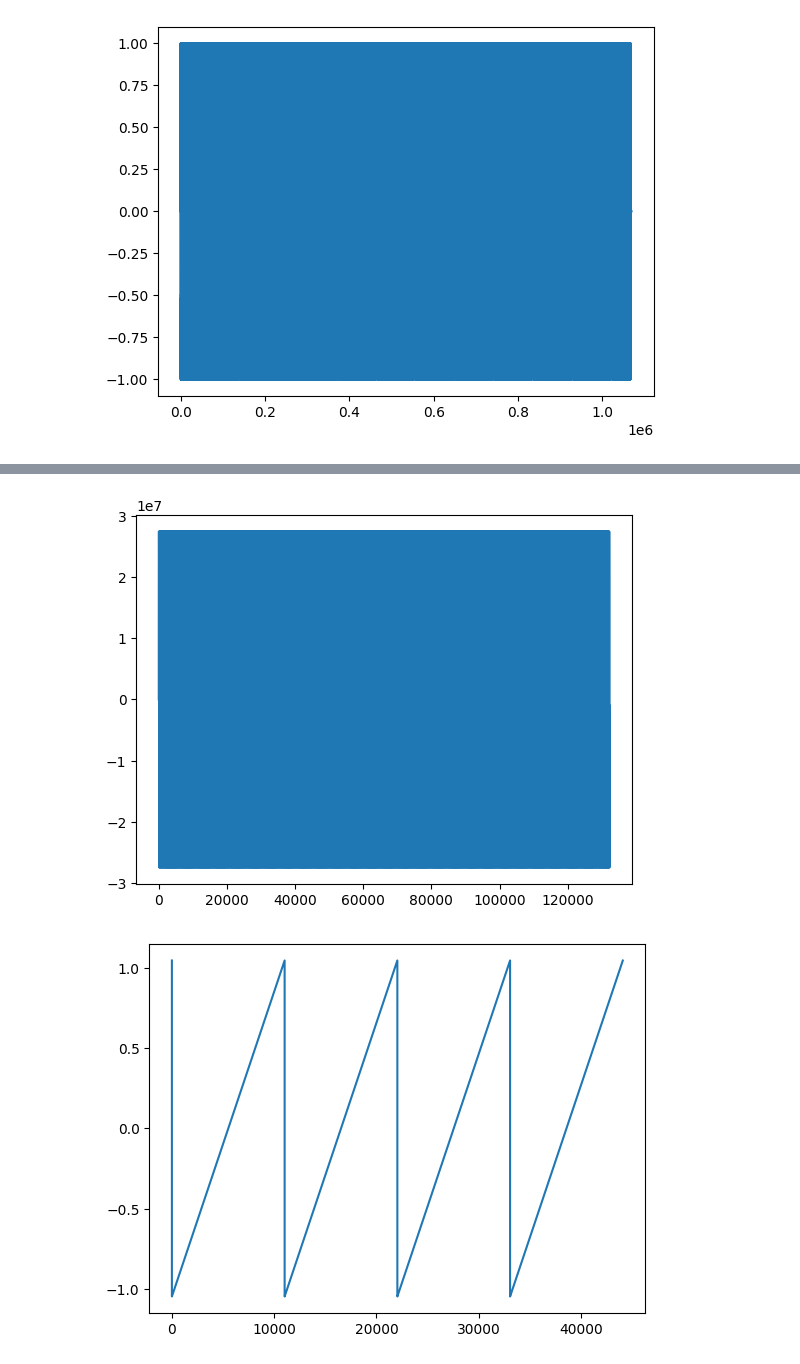
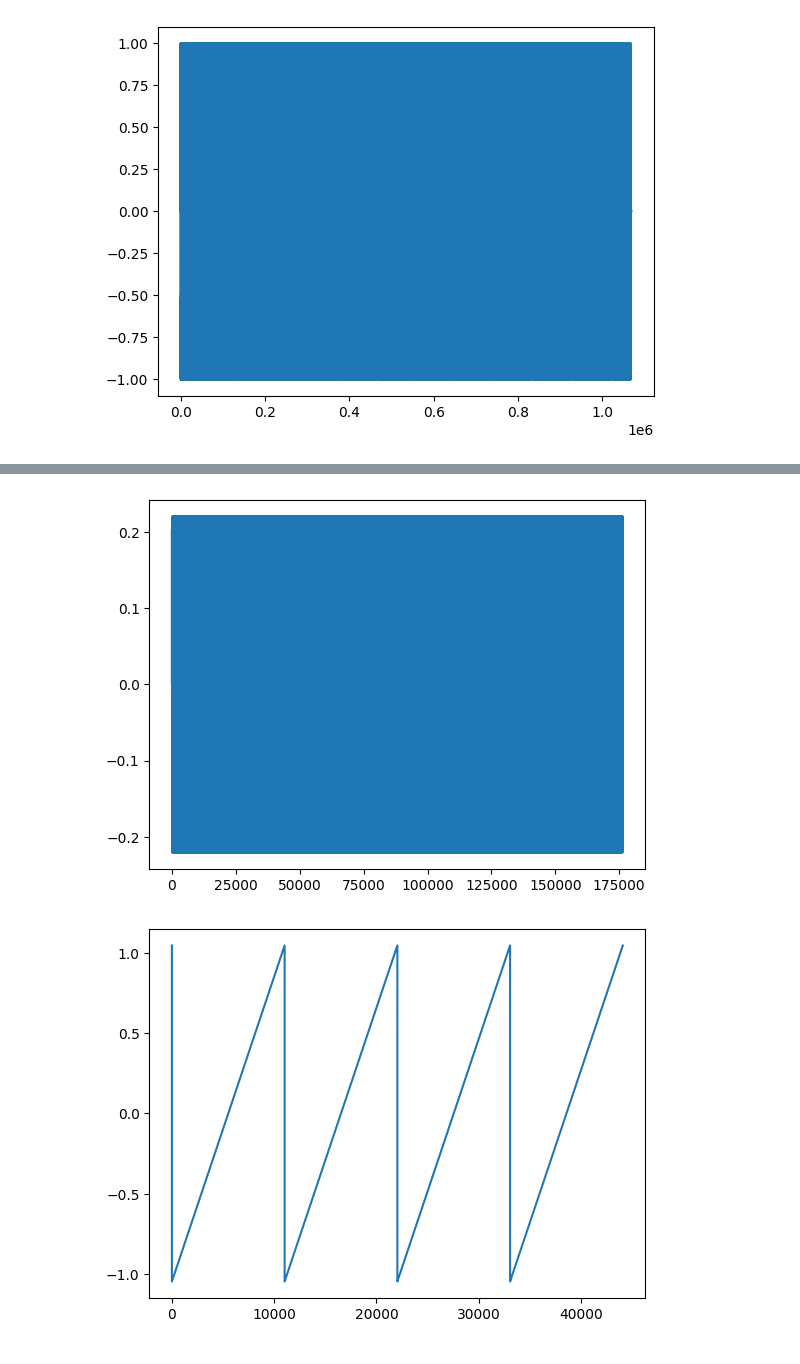
Before and after one commit to Adelpozo04/Informatica-Musical, a Jupyter notebook: Practica 1/practica01.ipynb, the cells around one changed output, grey strips where cells are left out. Cells and saved outputs as stored; diff of their text form; code cells hidden in the pictures.

```diff
--- a/Practica 1/practica01.ipynb
+++ b/Practica 1/practica01.ipynb
@@ -176,47 +183,33 @@ sd.wait()
 # %%
 #ejercicio 6
-
-def harmOsc(f, amps, dur, amp):
-    i = 0
-
-    sol = osc(f * (i + 1), dur, amp)
-
-    i += 1
-
-    while i < len(amps):
-        aux = osc(f, dur, amps[i])
-
-        sol = sol + aux
-
-        i += 1
-
-    return sol
 
 #los armonicos son las cuerdas cuando no generan un sonido de seno limpio ya que la onda al estar la cuerda atada se geberan rebotes
 # que cambian el prpio sonido
 
 #buscar en los libros de organologia, tabals de armonicos
 
 #los armonicos se genran con el choque de las ondas, esto da lugar a amplitudes diferentes que se
 # van generando por lo que tomando esas amplitudes que son propias a cada nota
 
-def harmOsc2(freq, amps, dur, amp):
+def harmOsc(freq,amps, dur,vol):
     o = np.zeros(int(SRATE*dur))
-    for i, v in enumerate(amps):
-        o+= osc(freq*(i+1),dur,v)
-    return o * amp
+    for i,v in enumerate(amps):
+        o += osc(freq*i,dur,amps[i])
+    return vol*o
 
-armonicos = np.arange(3000, 8000)
 
-flauta = harmOsc(261, armonicos, 3, 1)
+# hams clarinete
+amps = [0.5,0,0.37,0.04,0,0.1,0,0.012]
 
-plt.plot(flauta)
+s = harmOsc(250,amps,4,0.5)
 
-sd.play(flauta)
+plt.plot(s)
+
+sd.play(s)
 
 sd.wait()
 # %% [output]
-[figure, old version]
+[figure, new version]
 # %%
 def square(freq, dur=1, amp=1, phase=0):
     ns = np.arange(SRATE * dur)
```
Also changed, not shown: parts of 4 cells of this notebook, 2 other files.
